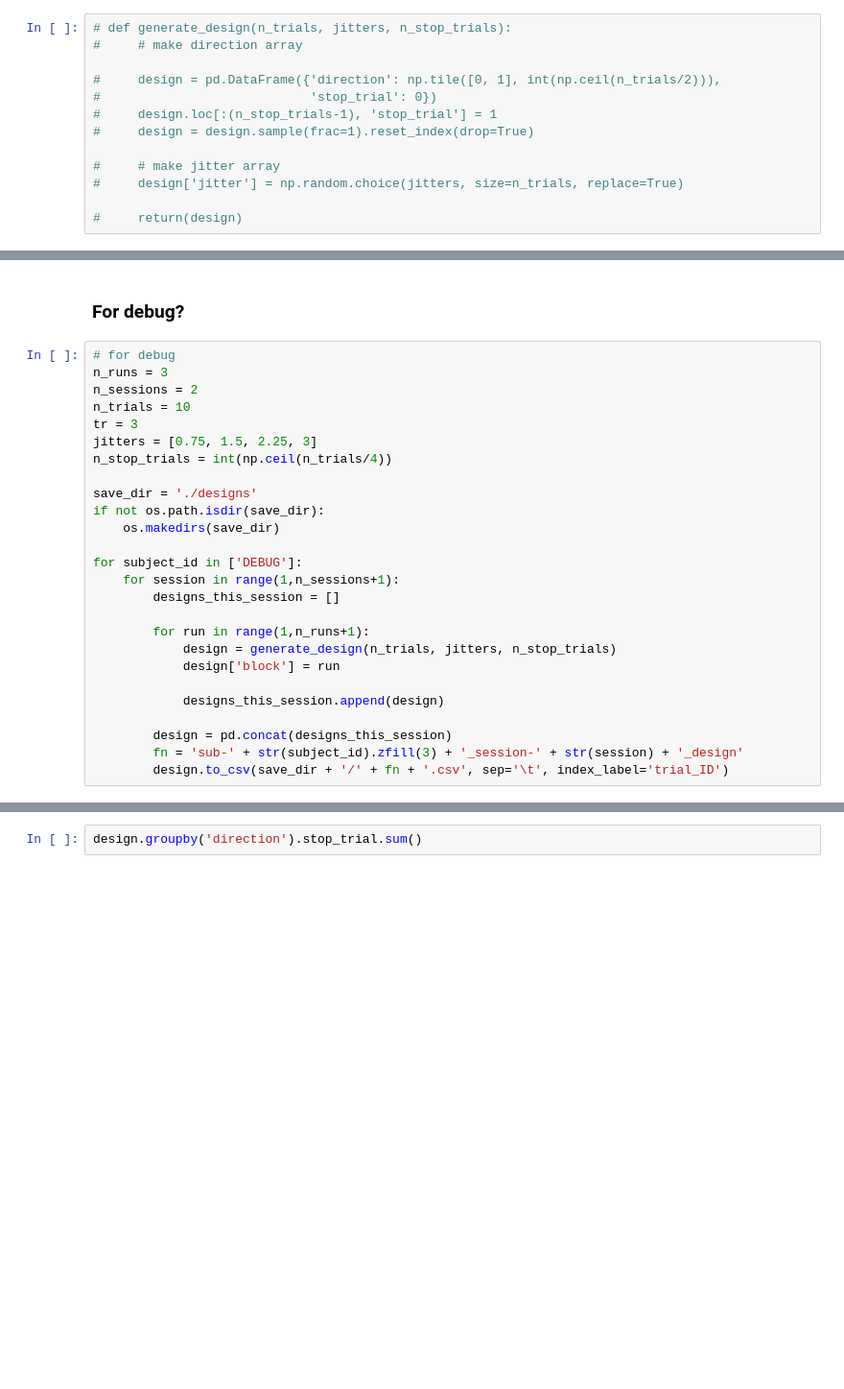
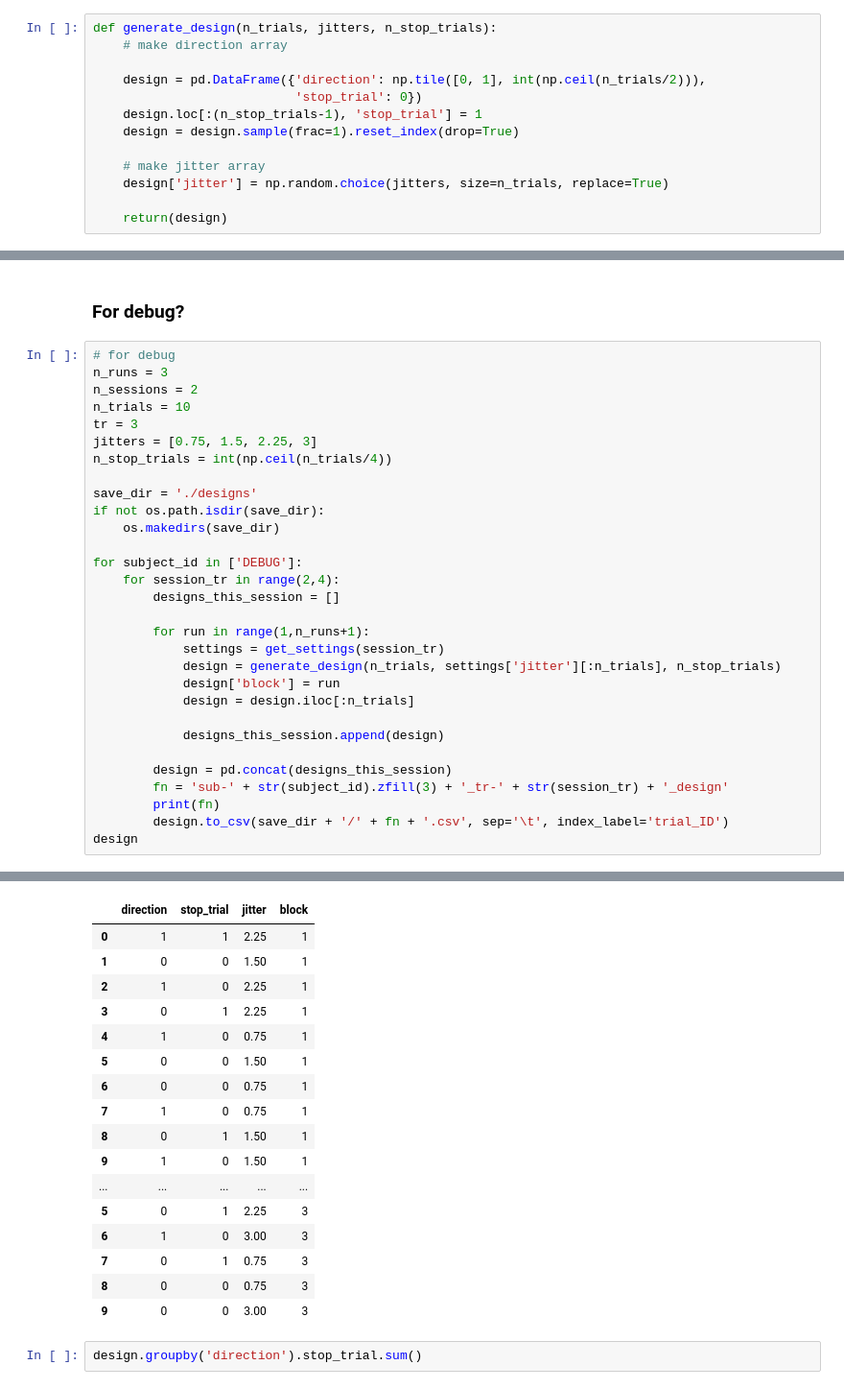
Before and after one commit to IMCN-UvA/IMCN-stoptask, a Jupyter notebook: IMCN-stoptask/Create design.ipynb, the cells around one changed output, grey strips where cells are left out. Shown at 96% size. Cells and saved outputs as stored; diff of their text form; blank space fills up the shorter version.

```diff
--- a/IMCN-stoptask/Create design.ipynb
+++ b/IMCN-stoptask/Create design.ipynb
@@ -54,18 +54,18 @@ Settings:
         Total number of volumes necessary: 1+128*4 = 513 + warm-up pulses
 {'jitter': [0.5, 1.0, 1.5, 2.0], 'n_stop_trials': 32, 'n_trials': 128}
 # %%
-# def generate_design(n_trials, jitters, n_stop_trials):
-#     # make direction array
+def generate_design(n_trials, jitters, n_stop_trials):
+    # make direction array
 
-#     design = pd.DataFrame({'direction': np.tile([0, 1], int(np.ceil(n_trials/2))),
-#                            'stop_trial': 0})
-#     design.loc[:(n_stop_trials-1), 'stop_trial'] = 1
-#     design = design.sample(frac=1).reset_index(drop=True)
+    design = pd.DataFrame({'direction': np.tile([0, 1], int(np.ceil(n_trials/2))),
+                           'stop_trial': 0})
+    design.loc[:(n_stop_trials-1), 'stop_trial'] = 1
+    design = design.sample(frac=1).reset_index(drop=True)
 
-#     # make jitter array
-#     design['jitter'] = np.random.choice(jitters, size=n_trials, replace=True)
+    # make jitter array
+    design['jitter'] = np.random.choice(jitters, size=n_trials, replace=True)
 
-#     return(design)
+    return(design)
 # %%
 settings = get_settings(tr=2)
 generate_design(settings['n_trials'], settings['jitter'], settings['n_stop_trials'])
@@ -218,15 +218,20 @@ if not os.path.isdir(save_dir):
     os.makedirs(save_dir)
 
 for subject_id in ['DEBUG']:
-    for session in range(1,n_sessions+1):
+    for session_tr in range(2,4):
         designs_this_session = []
 
         for run in range(1,n_runs+1):
-            design = generate_design(n_trials, jitters, n_stop_trials)
+            settings = get_settings(session_tr)
+            design = generate_design(n_trials, settings['jitter'][:n_trials], n_stop_trials)
             design['block'] = run
+            design = design.iloc[:n_trials]
 
             designs_this_session.append(design)
 
         design = pd.concat(designs_this_session)
-        fn = 'sub-' + str(subject_id).zfill(3) + '_session-' + str(session) + '_design'
+        fn = 'sub-' + str(subject_id).zfill(3) + '_tr-' + str(session_tr) + '_design'
+        print(fn)
         design.to_csv(save_dir + '/' + fn + '.csv', sep='\t', index_label='trial_ID')
+design
+# %% [output]
@@ -233,3 +255,20 @@ for subject_id in ['DEBUG']:
+|  | direction | stop_trial | jitter | block |
+| 0 | 1 | 1 | 2.25 | 1 |
+| 1 | 0 | 0 | 1.50 | 1 |
+| 2 | 1 | 0 | 2.25 | 1 |
+| 3 | 0 | 1 | 2.25 | 1 |
+| 4 | 1 | 0 | 0.75 | 1 |
+| 5 | 0 | 0 | 1.50 | 1 |
+| 6 | 0 | 0 | 0.75 | 1 |
+| 7 | 1 | 0 | 0.75 | 1 |
+| 8 | 0 | 1 | 1.50 | 1 |
+| 9 | 1 | 0 | 1.50 | 1 |
+| ... | ... | ... | ... | ... |
+| 5 | 0 | 1 | 2.25 | 3 |
+| 6 | 1 | 0 | 3.00 | 3 |
+| 7 | 0 | 1 | 0.75 | 3 |
+| 8 | 0 | 0 | 0.75 | 3 |
+| 9 | 0 | 0 | 3.00 | 3 |
 # %%
 design.groupby('direction').stop_trial.sum()
 # %% [output]
```
Also changed, not shown: parts of 4 cells of this notebook, 3 other files.
